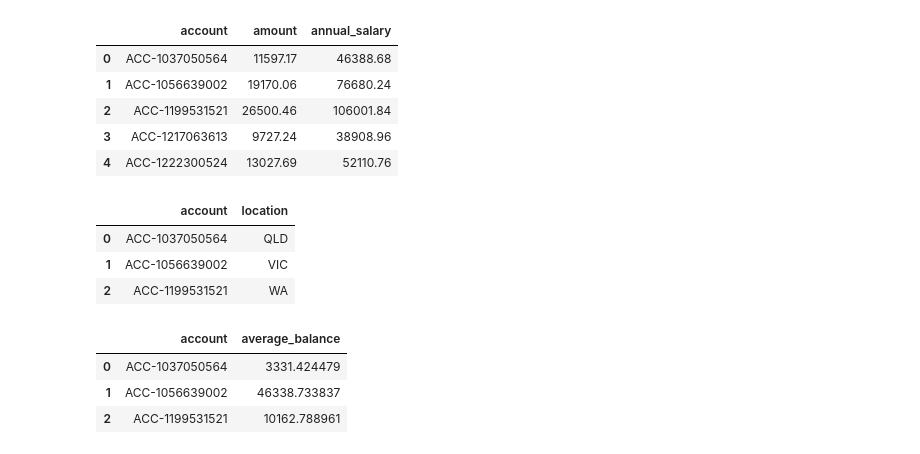
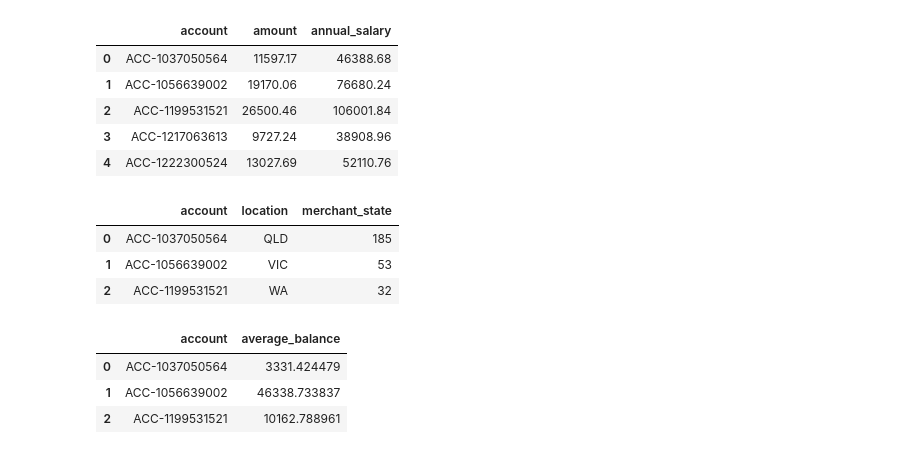
Before and after one commit to nug1209/ANZ_Data_Virtual_Experience, a Jupyter notebook: ANZ_Data_Analytics.ipynb, the cells around one changed output. Saved outputs shown, nothing was run; the diff lists cells and outputs as text; code cells hidden in the pictures.

```diff
--- a/ANZ_Data_Analytics.ipynb
+++ b/ANZ_Data_Analytics.ipynb
@@ -737,14 +739,18 @@ df_sal.head()
 | 3 | ACC-1217063613 | 9727.24 | 38908.96 |
 | 4 | ACC-1222300524 | 13027.69 | 52110.76 |
 # %%
-df_location = df.groupby(['account'])['merchant_state'].agg(pd.Series.mode).reset_index()
-df_location = df_location.rename(columns={'merchant_state':'location'})
+# df_location = df.groupby(['account'])['merchant_state'].agg(pd.Series.mode).reset_index()
+
+# .apply(lambda x: x.value_counts().head(3)
+
+df_location = df.groupby(['account'])['merchant_state'].apply(lambda x:x.value_counts().head(1)).reset_index()
+df_location = df_location.rename(columns={'level_1':'location'})
 df_location.head(3)
 # %% [output]
-|  | account | location |
-| 0 | ACC-1037050564 | QLD |
-| 1 | ACC-1056639002 | VIC |
-| 2 | ACC-1199531521 | WA |
+|  | account | location | merchant_state |
+| 0 | ACC-1037050564 | QLD | 185 |
+| 1 | ACC-1056639002 | VIC | 53 |
+| 2 | ACC-1199531521 | WA | 32 |
 # %%
 df_bal = df.groupby(['account'])['balance'].mean().reset_index()
 df_bal = df_bal.rename(columns={'balance':'average_balance'})
```
Also changed, not shown: parts of 10 cells of this notebook.
